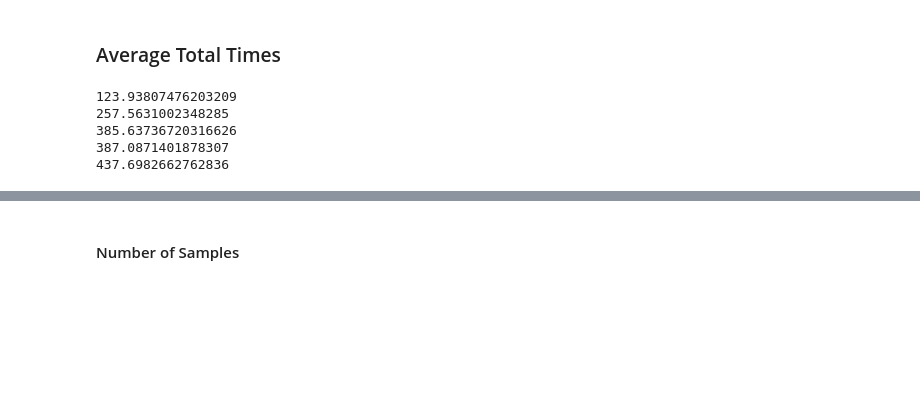
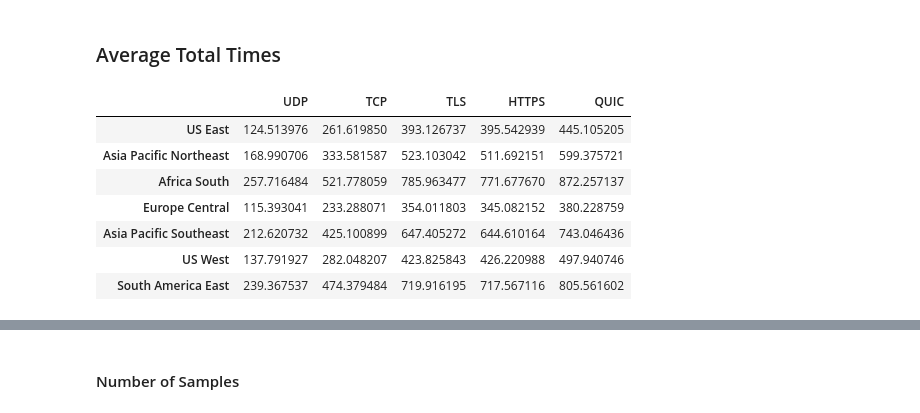
Before and after one commit to justus237/dns-analysis, a Jupyter notebook: Performance.ipynb, the cells around one changed output, grey strips where cells are left out. Cells and saved outputs as stored; diff of their text form; code cells hidden in the pictures; blank space fills up the shorter version.

Commit message:
started merging vantage points

```diff
--- a/Performance.ipynb
+++ b/Performance.ipynb
@@ -17,4 +16,12 @@ connection = sq.connect("./performance-measurements/ec2-3-91-76-120.compute-1.db
 connection.row_factory = sq.Row
+# %%
+vantage_points = {'US East':                  {'short': 'us-east_'},
+                  'Asia Pacific Northeast':   {'short': 'ap-northeast_'},
+                  'Africa South':             {'short': 'af-south_'},
+                  'Europe Central':           {'short': 'eu-central_'},
+                  'Asia Pacific Southeast':   {'short': 'ap-southeast_'},
+                  'US West':                  {'short': 'us-west_'},
+                  'South America East':       {'short': 'sa-east_'}}
 # %%
 def average(items, key):
     total = 0
@@ -317,0 +328,5 @@ len(allData["ip"].unique())
+# %%
+for key, vp in vantage_points.items():
+    print(key)
+    vp['allData'] = getData(vp['short'])
+    print(len(vp['allData']["ip"].unique()))
@@ -318,14 +348,33 @@ len(allData["ip"].unique())
+# %%
+for key, vp in vantage_points.items():
+    vp['UDP'] = getUDP(vp['short'])
+    vp['TCP'] = getTCP(vp['short'])
+    vp['TLS'] = getTLS(vp['short'])
+    vp['HTTPS'] = getHTTPS(vp['short'])
+    vp['QUIC'] = getQUIC(vp['short'])
 # %% [markdown]
 ### Average Total Times
 # %%
-print(average(getUDP(), "total_time") / 1000000)
-print(average(getTCP(), "total_time") / 1000000)
-print(average(getTLS(), "total_time") / 1000000)
-print(average(getHTTPS(), "total_time") / 1000000)
-print(average(getQUIC(), "total_time") / 1000000)
+for key, vp in vantage_points.items():
+    vp['average_total_time'] = {
+        'UDP': average(vp['UDP']), "total_time") / 1000000,
+        'TCP': average(vp['TCP']), "total_time") / 1000000,
+        'TLS': average(vp['TLS']), "total_time") / 1000000,
+        'HTTPS': average(vp['HTTPS']), "total_time") / 1000000,
+        'QUIC': average(vp['QUIC']), "total_time") / 1000000
+    }
-# %% [output]
-123.93807476203209
-257.5631002348285
-385.63736720316626
-387.0871401878307
-437.6982662762836
+# %%
+row_labels = [key for key in vantage_points]
+col_labels = ['UDP', 'TCP', 'TLS', 'HTTPS', 'QUIC']
+total_times = [[vp['average_total_time'][protocol] for protocol in col_labels] for key, vp in vantage_points.items()]
+total_times_df = pd.DataFrame(total_times, columns=col_labels, index=row_labels)
+total_times_df.style.background_gradient(cmap='RdYlGn_r')
+# %% [output]
+|  | UDP | TCP | TLS | HTTPS | QUIC |
+| US East | 124.513976 | 261.619850 | 393.126737 | 395.542939 | 445.105205 |
+| Asia Pacific Northeast | 168.990706 | 333.581587 | 523.103042 | 511.692151 | 599.375721 |
+| Africa South | 257.716484 | 521.778059 | 785.963477 | 771.677670 | 872.257137 |
+| Europe Central | 115.393041 | 233.288071 | 354.011803 | 345.082152 | 380.228759 |
+| Asia Pacific Southeast | 212.620732 | 425.100899 | 647.405272 | 644.610164 | 743.046436 |
+| US West | 137.791927 | 282.048207 | 423.825843 | 426.220988 | 497.940746 |
+| South America East | 239.367537 | 474.379484 | 719.916195 | 717.567116 | 805.561602 |
```
Also changed, not shown: parts of 12 cells of this notebook, 20 other files.
